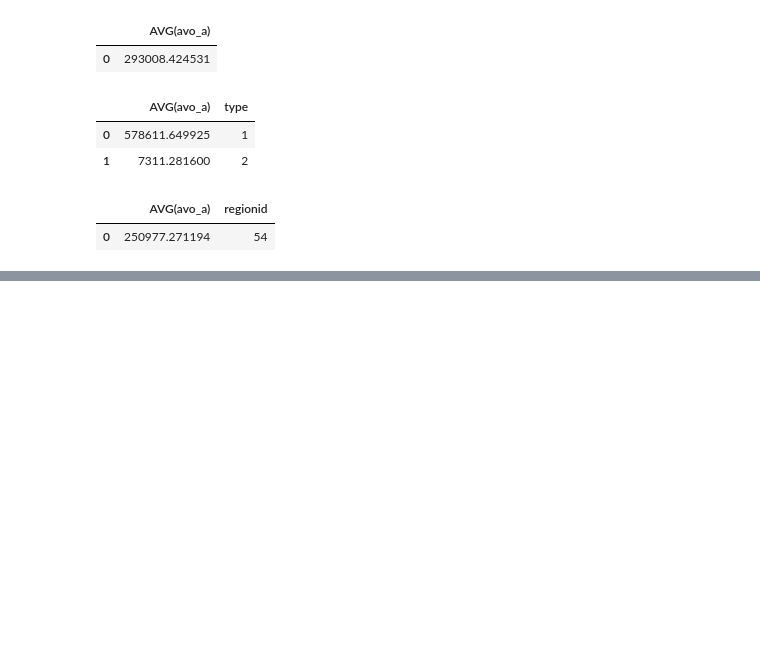
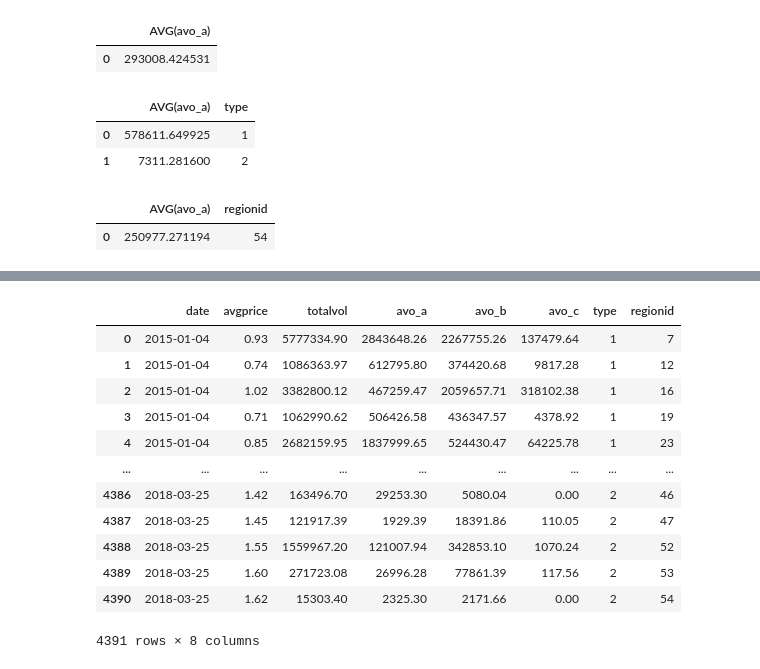
Before and after one commit to ramendrasingla/data-analysis-tutorial, a Jupyter notebook: SQL_Tutorial.ipynb, the cells around one changed output, grey strips where cells are left out. Saved outputs shown, nothing was run; the diff lists cells and outputs as text; code cells hidden in the pictures; blank space fills up the shorter version.

```diff
--- a/SQL_Tutorial.ipynb
+++ b/SQL_Tutorial.ipynb
@@ -925,0 +997,24 @@ execute_query(query)
+# %%
+# Return the table where avg of avo_a per regionid is greater than 240000
+query = """SELECT *
+   FROM AVOCADO
+   WHERE regionid IN (SELECT regionid
+      FROM AVOCADO
+      GROUP BY regionid
+      HAVING AVG(avo_a) > 240000) ;
+      """
+execute_query(query)
+# %% [output]
+|  | date | avgprice | totalvol | avo_a | avo_b | avo_c | type | regionid |
+| 0 | 2015-01-04 | 0.93 | 5777334.90 | 2843648.26 | 2267755.26 | 137479.64 | 1 | 7 |
+| 1 | 2015-01-04 | 0.74 | 1086363.97 | 612795.80 | 374420.68 | 9817.28 | 1 | 12 |
+| 2 | 2015-01-04 | 1.02 | 3382800.12 | 467259.47 | 2059657.71 | 318102.38 | 1 | 16 |
+| 3 | 2015-01-04 | 0.71 | 1062990.62 | 506426.58 | 436347.57 | 4378.92 | 1 | 19 |
+| 4 | 2015-01-04 | 0.85 | 2682159.95 | 1837999.65 | 524430.47 | 64225.78 | 1 | 23 |
+| ... | ... | ... | ... | ... | ... | ... | ... | ... |
+| 4386 | 2018-03-25 | 1.42 | 163496.70 | 29253.30 | 5080.04 | 0.00 | 2 | 46 |
+| 4387 | 2018-03-25 | 1.45 | 121917.39 | 1929.39 | 18391.86 | 110.05 | 2 | 47 |
+| 4388 | 2018-03-25 | 1.55 | 1559967.20 | 121007.94 | 342853.10 | 1070.24 | 2 | 52 |
+| 4389 | 2018-03-25 | 1.60 | 271723.08 | 26996.28 | 77861.39 | 117.56 | 2 | 53 |
+| 4390 | 2018-03-25 | 1.62 | 15303.40 | 2325.30 | 2171.66 | 0.00 | 2 | 54 |
+4391 rows × 8 columns
```
Also changed, not shown: parts of 13 cells of this notebook.
